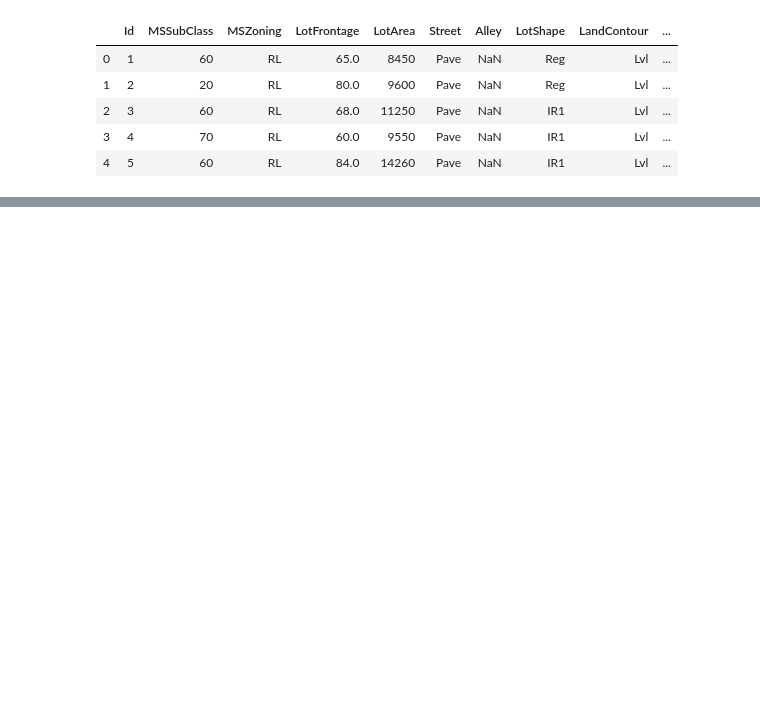
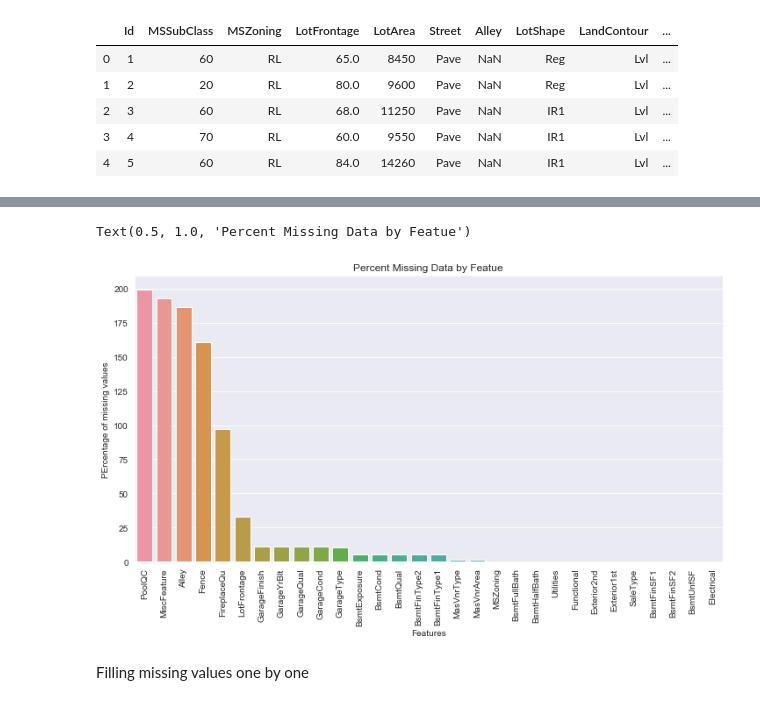
Before and after one commit to Sibin-Sibi/House_Price, a Jupyter notebook: Housing.ipynb, the cells around one changed output, grey strips where cells are left out. Cells and saved outputs as stored; diff of their text form; code cells hidden in the pictures; blank space fills up the shorter version.

```diff
--- a/Housing.ipynb
+++ b/Housing.ipynb
@@ -48,0 +83,11 @@ MiscFeature
+# %%
+# combining train and test dataset
+
+#drop ID column
+train.drop('Id', axis=1, inplace=True)
+test.drop('Id', axis=1, inplace=True)
+y = train['SalePrice'].reset_index(drop=True)
+# %%
+#collect data into one data frame.
+combined = pd.concat((train,test), sort = False).reset_index(drop = True)
+combined.drop('SalePrice', axis =1 , inplace = True)
@@ -48,0 +105,10 @@ MiscFeature
+# %%
+#for feature in combined:
+#    if train[feature].isnull().sum() > 0:
+#        p = (train[feature].isnull().sum()/len(train) * 100)
+#        print("{} percentage of missin values {:.2f}" .format(feature,p))
+
+combined_na = combined.isnull().sum() / len(train) * 100
+combined_na = combined_na.drop(combined_na[combined_na == 0].index).sort_values(ascending = False)[:30]
+missing = pd.DataFrame({'Missing Value':combined_na})
+missing
@@ -48,0 +133,16 @@ MiscFeature
+# %%
+#ploting missing values
+
+f, ax = plt.subplots(figsize = (12,6))
+plt.xticks(rotation='90')
+
+sns.barplot(x= combined_na.index , y = combined_na)
+
+plt.xlabel('Features')
+plt.ylabel('PErcentage of missing values')
+plt.title("Percent Missing Data by Featue")
+# %% [output]
+Text(0.5, 1.0, 'Percent Missing Data by Featue')
+[figure, added]
+# %% [markdown]
+Filling missing values one by one
```
Also changed, not shown: parts of 41 cells of this notebook.
